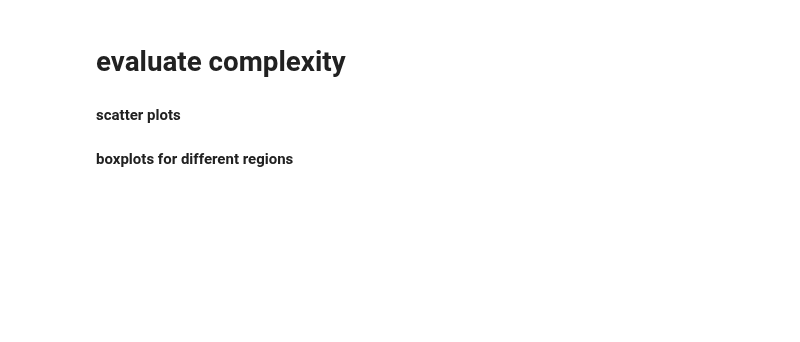
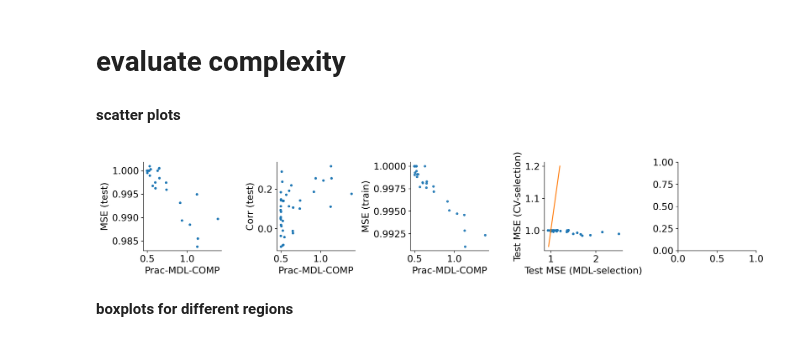
Before and after one commit to csinva/mdl-complexity, a Jupyter notebook: fmri/analyze_fmri_kernel.ipynb, the cells around one changed output. Cells and saved outputs as stored; diff of their text form; code cells hidden in the pictures; blank space fills up the shorter version.

```diff
--- a/fmri/analyze_fmri_kernel.ipynb
+++ b/fmri/analyze_fmri_kernel.ipynb
@@ -106,40 +116,35 @@ N = 5
 f, axes = plt.subplots(1, N, figsize=(3 * N, 3), dpi=250)
 i = -1
 ax = axes[i + 1]
 ax.plot(r['mdl_comp_opt'], r['mse_test'], '.')
 ax.set_xlabel('Prac-MDL-COMP')
 ax.set_ylabel('MSE (test)')
 i += 1
 
 ax = axes[i + 1]
 ax.plot(r['mdl_comp_opt'], r['corr_test'], '.')
 ax.set_xlabel('Prac-MDL-COMP')
 ax.set_ylabel('Corr (test)')
 i += 1
 
 ax = axes[i + 1]
 ax.plot(r['mdl_comp_opt'], r['mse_train'], '.', alpha=0.9)
 ax.set_xlabel('Prac-MDL-COMP')
 ax.set_ylabel('MSE (train)')
 i += 1
 
 ax = axes[i + 1]
 ax.plot(r['mse_test_mdl'], r['mse_test'], '.')
 ax.plot([0.95, 1.2], [0.95, 1.2])
 ax.set_xlabel('Test MSE (MDL-selection)')
 ax.set_ylabel('Test MSE (CV-selection)')
 i += 1
 
-ax = axes[i + 1]
-ax.plot(r['mse_test_mdl'], r['ard_mse'], '.')
-ax.plot([0.95, 1.2], [0.95, 1.2])
-ax.set_xlabel('Test MSE (MDL-selection)')
-ax.set_ylabel('Test MSE (ARD-selection)')
-i += 1
-
 plt.suptitle('')
 plt.tight_layout()
 plt.show()
+# %% [output]
+[figure, added]
 # %% [markdown]
 **boxplots for different regions**
 # %%
```
Also changed, not shown: parts of 6 cells of this notebook, 4 other files.
